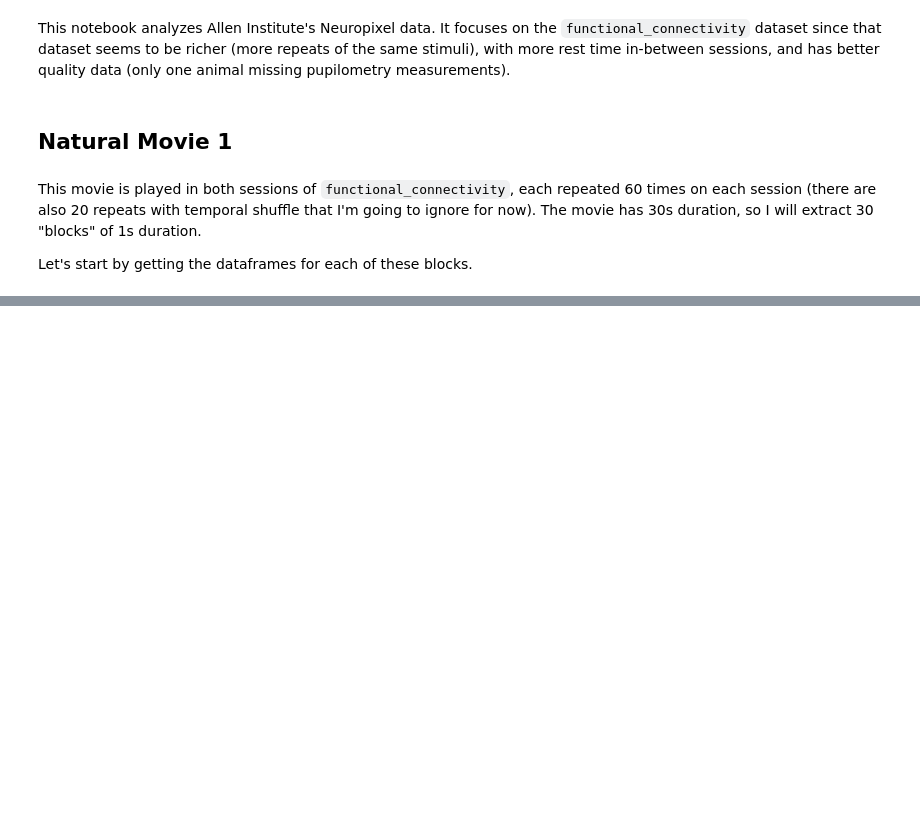
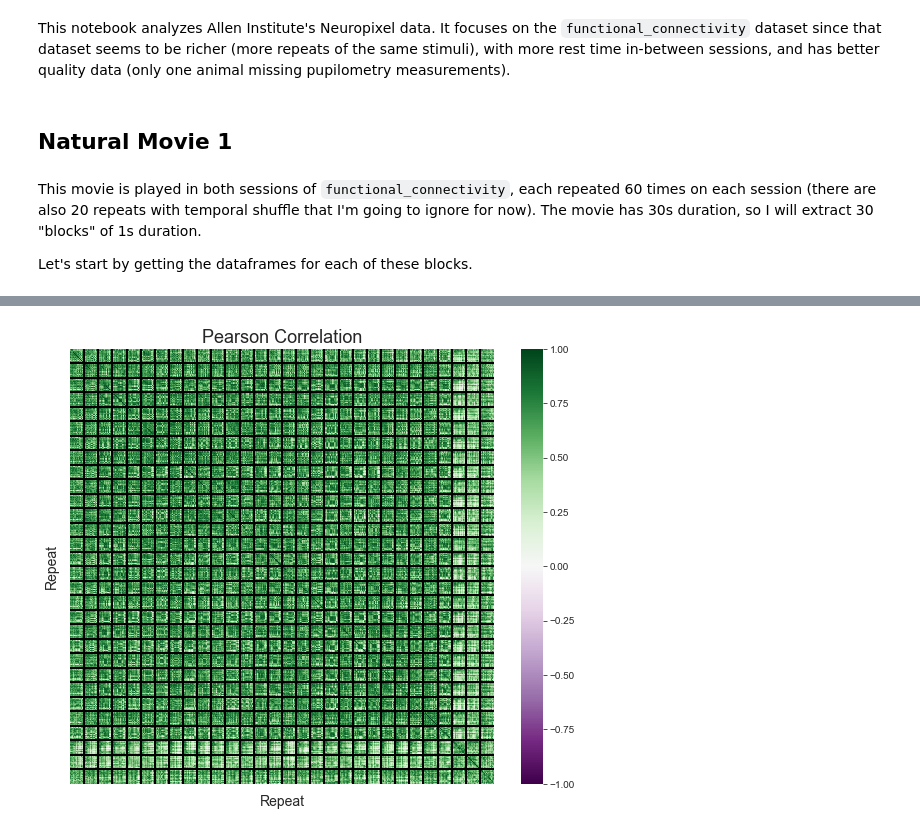
Before and after one commit to sh4r11f/NMA-rep-drift, a Jupyter notebook: notebooks/NPX_analysis.ipynb, the cells around one changed output, grey strips where cells are left out. Drawn from its saved outputs; the diff is of its cells as text; code cells hidden in the pictures; blank space fills up the shorter version.

```diff
--- a/notebooks/NPX_analysis.ipynb
+++ b/notebooks/NPX_analysis.ipynb
@@ -99,0 +95,8 @@ a.size
+# %%
+sim = calc_similarity(all_mats[766640955])
+# %%
+corrs_s, angles_s  = sim
+# %%
+plot_corr(corrs_s, n_repeat_plot= 30)
+# %% [output]
+[figure, added]
```
Also changed, not shown: parts of 24 cells of this notebook, 6 other files.
